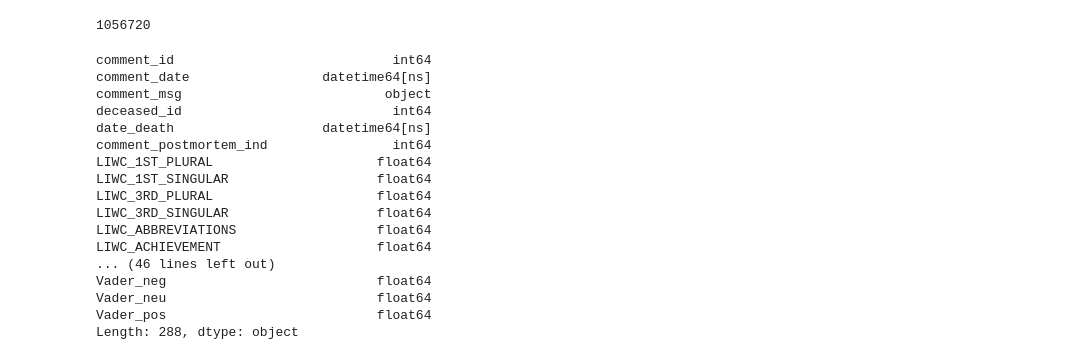
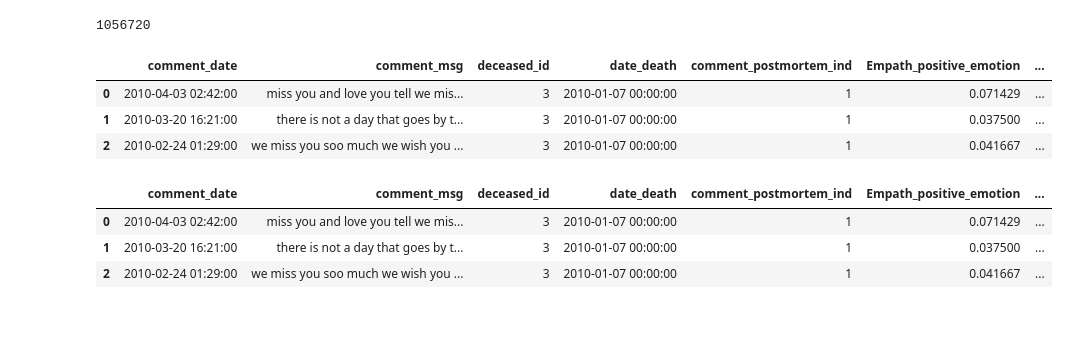
Before and after one commit to SRInfo3401/Final-3401-Project, a Jupyter notebook: INFO3401-project.ipynb, the cells around one changed output. Cells and saved outputs as stored; diff of their text form; code cells hidden in the pictures; blank space fills up the shorter version.

```diff
--- a/INFO3401-project.ipynb
+++ b/INFO3401-project.ipynb
@@ -39,23 +68,22 @@ csv_df.head(10)
 len(df)
 # %% [output]
 1056720
-# %%
-df.dtypes
-# %% [output]
-comment_id                            int64
-comment_date                 datetime64[ns]
-comment_msg                          object
-deceased_id                           int64
-date_death                   datetime64[ns]
-comment_postmortem_ind                int64
-LIWC_1ST_PLURAL                     float64
-LIWC_1ST_SINGULAR                   float64
-LIWC_3RD_PLURAL                     float64
-LIWC_3RD_SINGULAR                   float64
-LIWC_ABBREVIATIONS                  float64
-LIWC_ACHIEVEMENT                    float64
-... (46 lines left out)
-Vader_neg                           float64
-Vader_neu                           float64
-Vader_pos                           float64
-Length: 288, dtype: object
+# %%
+#Used converted CSV and further filtered/parsed necessary columns.
+csv_df_clean = pd.read_csv('parsedHDF.csv', usecols=([2,3,4,5,6,283,285,286,287,288]))
+# %%
+csv_df_clean.head(3)
+# %% [output]
+|  | comment_date | comment_msg | deceased_id | date_death | comment_postmortem_ind | Empath_positive_emotion | ... |
+| 0 | 2010-04-03 02:42:00 | miss you and love you tell we mis... | 3 | 2010-01-07 00:00:00 | 1 | 0.071429 | ... |
+| 1 | 2010-03-20 16:21:00 | there is not a day that goes by t... | 3 | 2010-01-07 00:00:00 | 1 | 0.037500 | ... |
+| 2 | 2010-02-24 01:29:00 | we miss you soo much we wish you ... | 3 | 2010-01-07 00:00:00 | 1 | 0.041667 | ... |
+# %%
+#Remove all rows that value=0(alive) in comment_postmortem_ind column.(we are only analyzing post mortem(dead))
+csv_df_clean_dead = csv_df_clean[~(csv_df_clean['comment_postmortem_ind'] < 0)]
+csv_df_clean_dead.head(3)
+# %% [output]
+|  | comment_date | comment_msg | deceased_id | date_death | comment_postmortem_ind | Empath_positive_emotion | ... |
+| 0 | 2010-04-03 02:42:00 | miss you and love you tell we mis... | 3 | 2010-01-07 00:00:00 | 1 | 0.071429 | ... |
+| 1 | 2010-03-20 16:21:00 | there is not a day that goes by t... | 3 | 2010-01-07 00:00:00 | 1 | 0.037500 | ... |
+| 2 | 2010-02-24 01:29:00 | we miss you soo much we wish you ... | 3 | 2010-01-07 00:00:00 | 1 | 0.041667 | ... |
```
Also changed, not shown: parts of 7 cells of this notebook.
